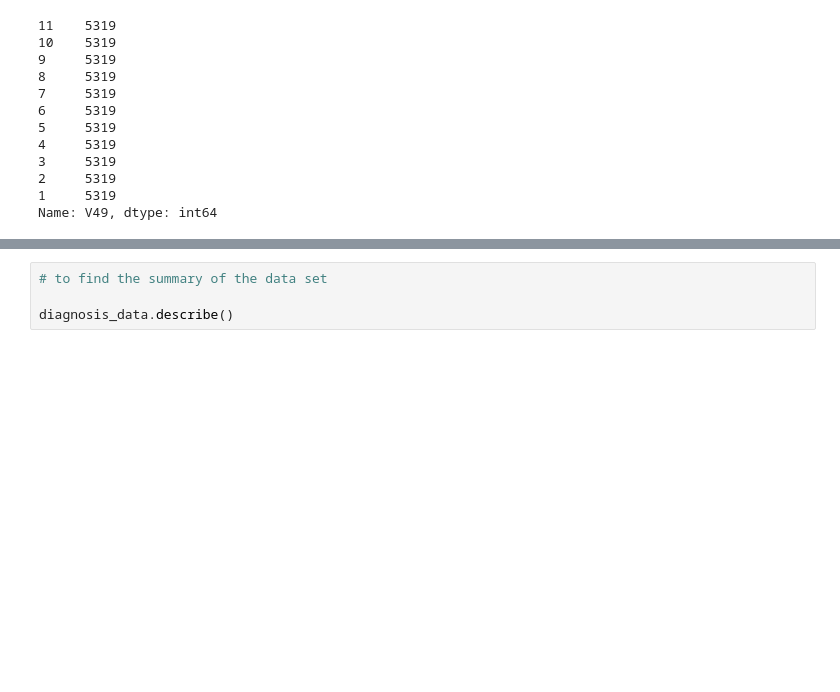
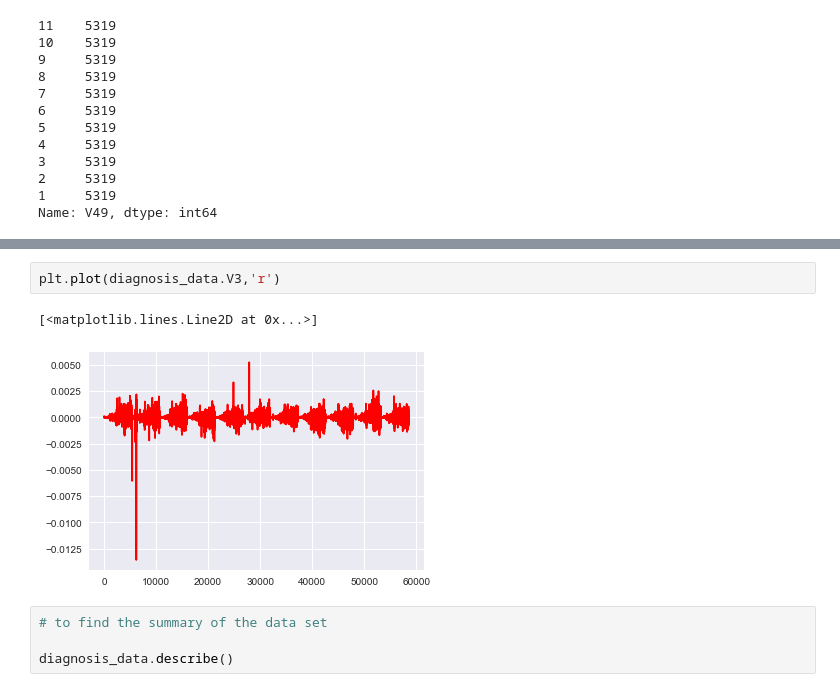
Before and after one commit to sravand93/Reaserch_Internsip-INSOFE_batch31, a Jupyter notebook: sensorless_diagnosis.ipynb, the cells around one changed output, grey strips where cells are left out. Drawn from its saved outputs; the diff is of its cells as text; blank space fills up the shorter version.

```diff
--- a/sensorless_diagnosis.ipynb
+++ b/sensorless_diagnosis.ipynb
@@ -103,3 +97,8 @@ Name: V49, dtype: int64
+# %%
+plt.plot(diagnosis_data.V3,'r')
+# %% [output]
+[<matplotlib.lines.Line2D at 0x...>]
+[figure, added]
 # %%
 # to find the summary of the data set
 
```
Also changed, not shown: parts of 8 cells of this notebook.
